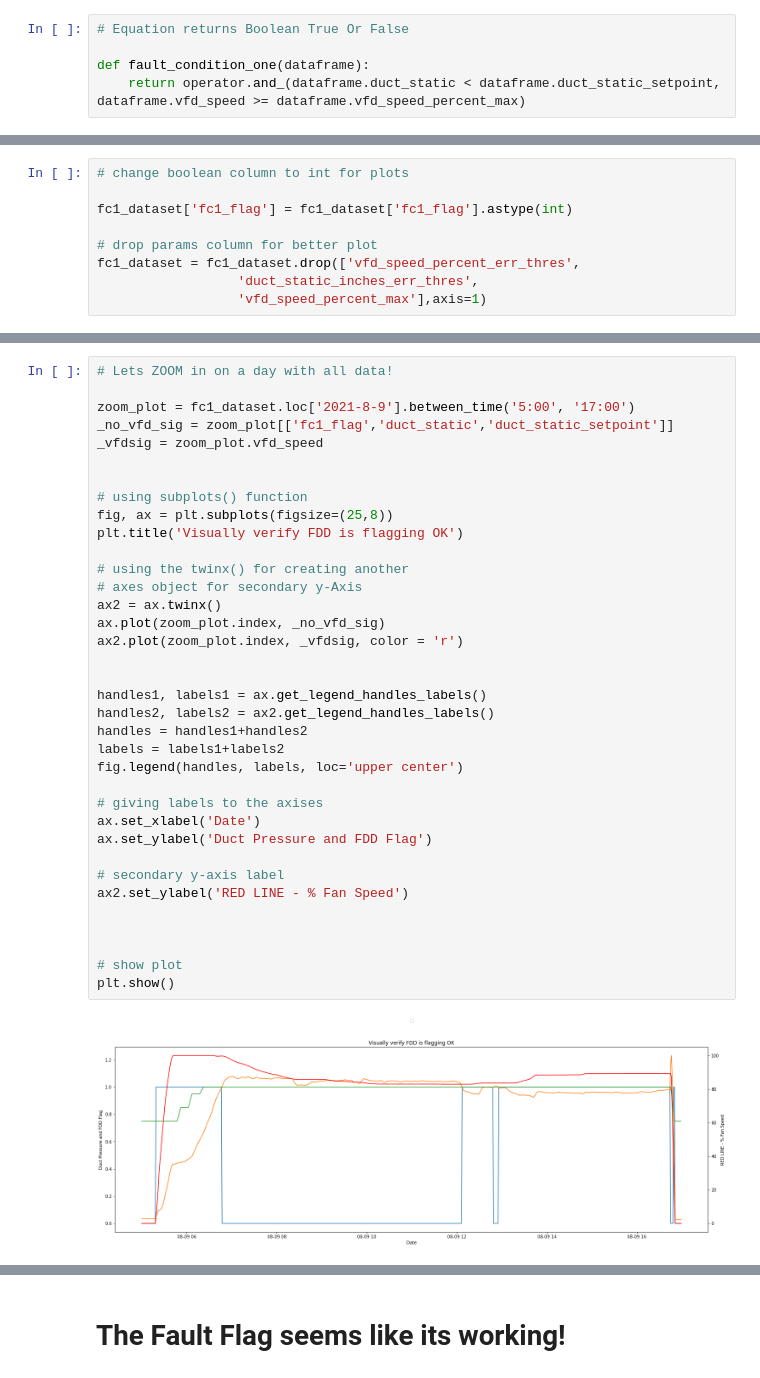
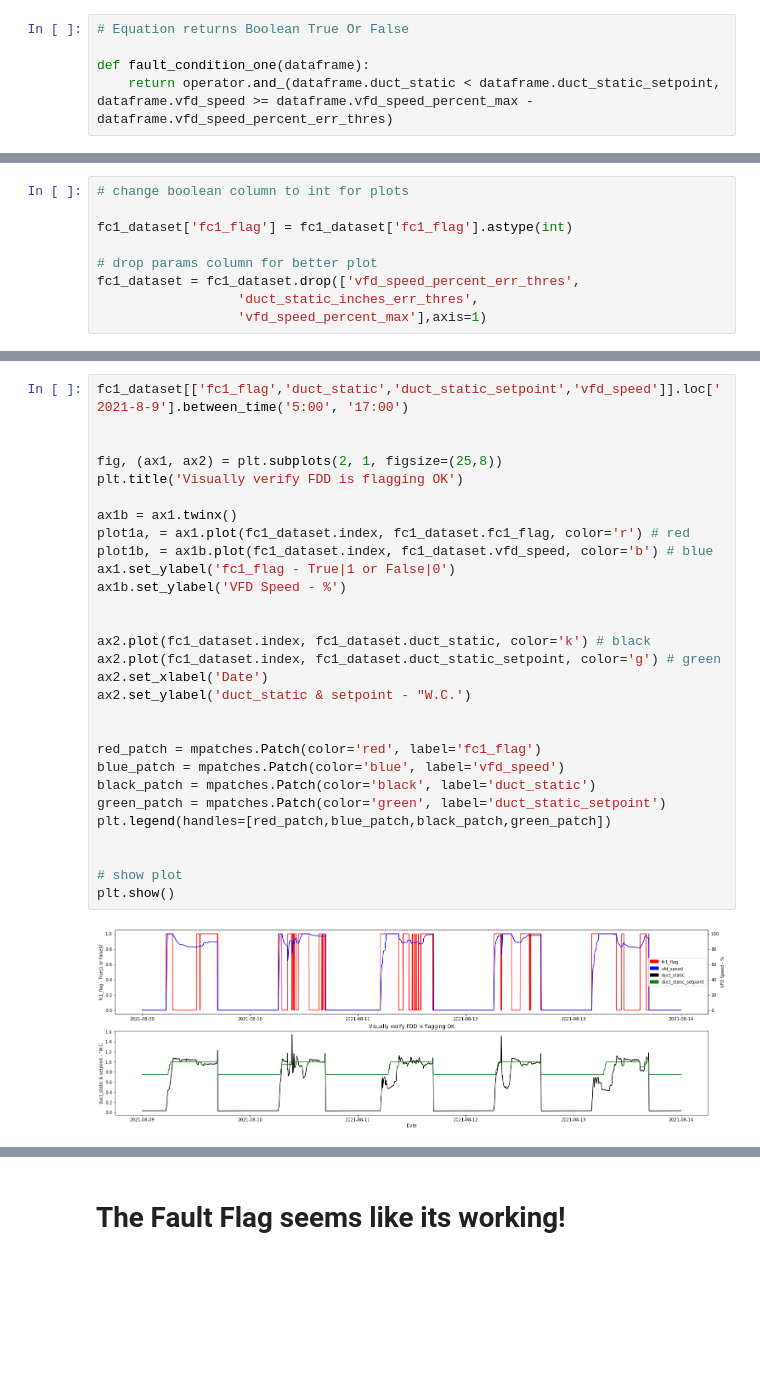
Before and after one commit to spillz-dxb/my-weekend-fdd-hobby, a Jupyter notebook: fc1_fan_ductpressure.ipynb, the cells around one changed output, grey strips where cells are left out. Saved outputs shown, nothing was run; the diff lists cells and outputs as text; blank space fills up the shorter version.

```diff
--- a/fc1_fan_ductpressure.ipynb
+++ b/fc1_fan_ductpressure.ipynb
@@ -18,7 +19,7 @@ Schematic below is from this blog about HVAC: https://www.hvacbrain.com/blog/vav
 # Equation returns Boolean True Or False
 
 def fault_condition_one(dataframe):
-    return operator.and_(dataframe.duct_static < dataframe.duct_static_setpoint, dataframe.vfd_speed >= dataframe.vfd_speed_percent_max)
+    return operator.and_(dataframe.duct_static < dataframe.duct_static_setpoint, dataframe.vfd_speed >= dataframe.vfd_speed_percent_max - dataframe.vfd_speed_percent_err_thres)
 # %% [markdown]
 # Read Associated CSV files forward fill dataset and remove NaNs
 # %%
@@ -125,38 +136,31 @@ fdd_plot.plot(figsize=(25,8),title='FC 1 Test')
-# %%
-# Lets ZOOM in on a day with all data!
-
-zoom_plot = fc1_dataset.loc['2021-8-9'].between_time('5:00', '17:00')
-_no_vfd_sig = zoom_plot[['fc1_flag','duct_static','duct_static_setpoint']]
-_vfdsig = zoom_plot.vfd_speed
-
-
-# using subplots() function
-fig, ax = plt.subplots(figsize=(25,8))
-plt.title('Visually verify FDD is flagging OK')
-
-# using the twinx() for creating another
-# axes object for secondary y-Axis
-ax2 = ax.twinx()
-ax.plot(zoom_plot.index, _no_vfd_sig)
-ax2.plot(zoom_plot.index, _vfdsig, color = 'r')
-
-
-handles1, labels1 = ax.get_legend_handles_labels()
-handles2, labels2 = ax2.get_legend_handles_labels()
-handles = handles1+handles2
-labels = labels1+labels2
-fig.legend(handles, labels, loc='upper center')
-
-# giving labels to the axises
-ax.set_xlabel('Date')
-ax.set_ylabel('Duct Pressure and FDD Flag')
-
-# secondary y-axis label
-ax2.set_ylabel('RED LINE - % Fan Speed')
-
-
-
-# show plot
-plt.show()
-# %% [output]
-[figure, removed]
+# %%
+fc1_dataset[['fc1_flag','duct_static','duct_static_setpoint','vfd_speed']].loc['2021-8-9'].between_time('5:00', '17:00')
+
+
+fig, (ax1, ax2) = plt.subplots(2, 1, figsize=(25,8))
+plt.title('Visually verify FDD is flagging OK')
+
+ax1b = ax1.twinx()
+plot1a, = ax1.plot(fc1_dataset.index, fc1_dataset.fc1_flag, color='r') # red
+plot1b, = ax1b.plot(fc1_dataset.index, fc1_dataset.vfd_speed, color='b') # blue
+ax1.set_ylabel('fc1_flag - True|1 or False|0')
+ax1b.set_ylabel('VFD Speed - %')
+
+
+ax2.plot(fc1_dataset.index, fc1_dataset.duct_static, color='k') # black
+ax2.plot(fc1_dataset.index, fc1_dataset.duct_static_setpoint, color='g') # green
+ax2.set_xlabel('Date')
+ax2.set_ylabel('duct_static & setpoint - "W.C.')
+
+
+red_patch = mpatches.Patch(color='red', label='fc1_flag')
+blue_patch = mpatches.Patch(color='blue', label='vfd_speed')
+black_patch = mpatches.Patch(color='black', label='duct_static')
+green_patch = mpatches.Patch(color='green', label='duct_static_setpoint')
+plt.legend(handles=[red_patch,blue_patch,black_patch,green_patch])
+
+
+# show plot
+plt.show()
+# %% [output]
+[figure, added]
```
Also changed, not shown: parts of 12 cells of this notebook, 1 other file.
